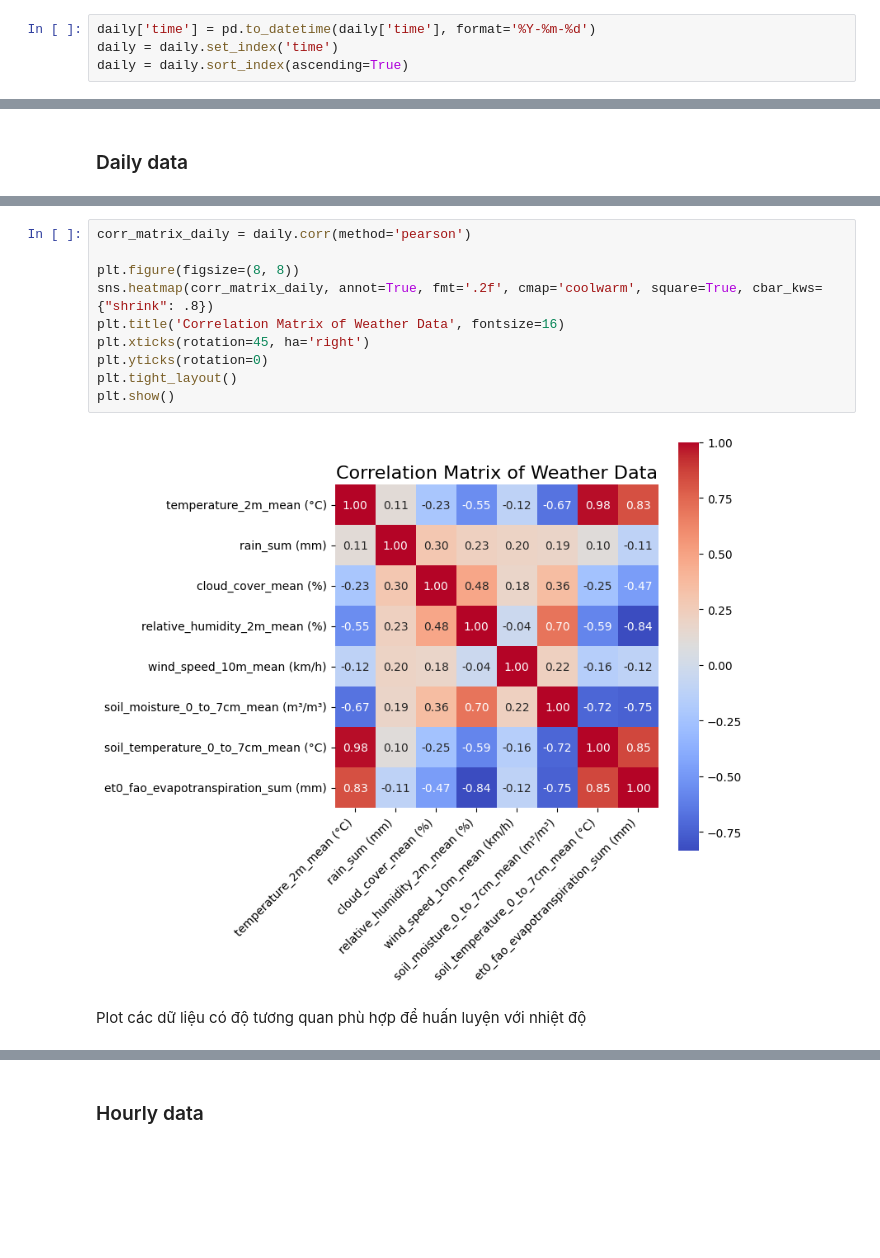
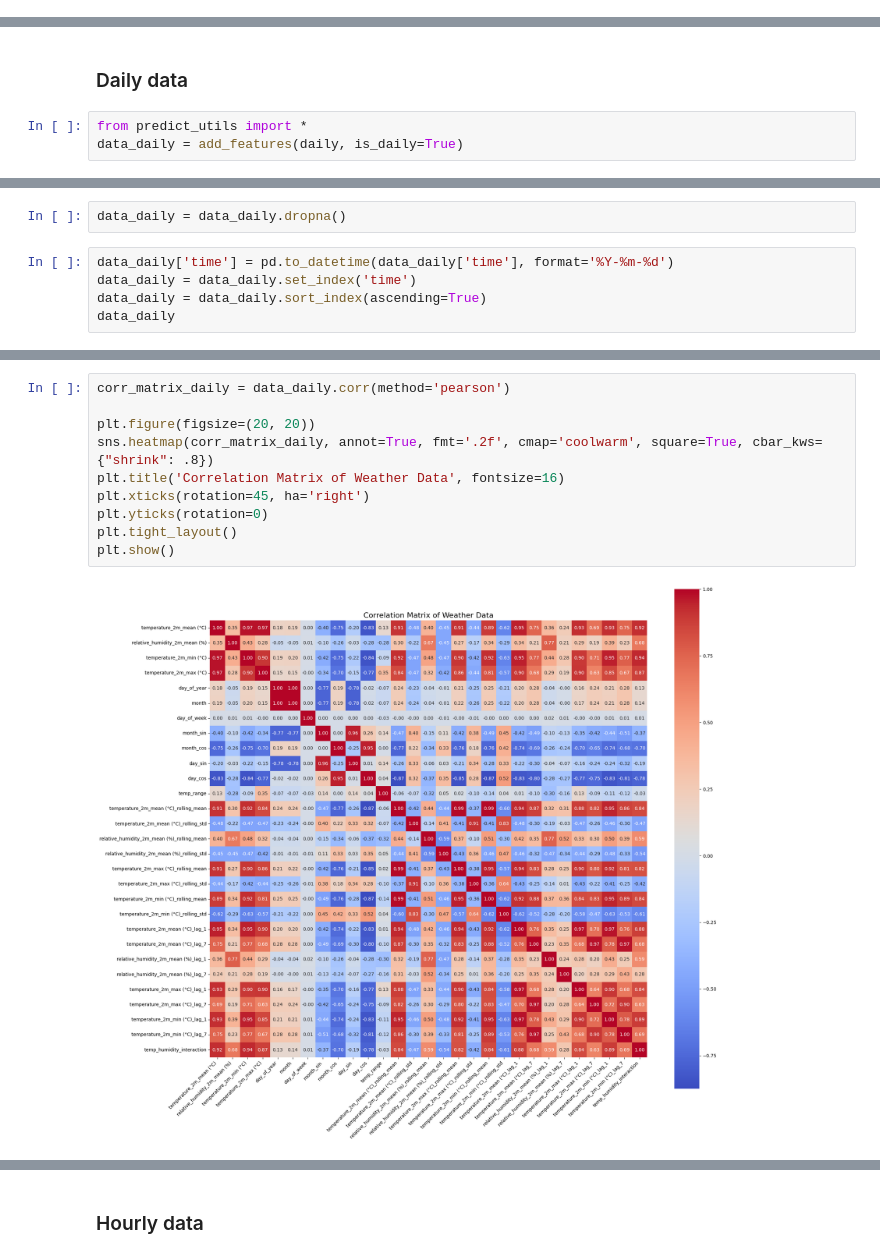
Before and after one commit to NamSeko/Weather_Prediction, a Jupyter notebook: src/data_processing.ipynb, the cells around one changed output, grey strips where cells are left out. Drawn from its saved outputs; the diff is of its cells as text; blank space fills up the shorter version.

```diff
--- a/src/data_processing.ipynb
+++ b/src/data_processing.ipynb
@@ -38,4 +35,0 @@ daily
-# %%
-daily['time'] = pd.to_datetime(daily['time'], format='%Y-%m-%d')
-daily = daily.set_index('time')
-daily = daily.sort_index(ascending=True)
@@ -112,3 +64,6 @@ hourly
 # Data visualization
 # %% [markdown]
 ### Daily data
+# %%
+from predict_utils import *
+data_daily = add_features(daily, is_daily=True)
@@ -114,0 +90,7 @@ hourly
+# %%
+data_daily = data_daily.dropna()
+# %%
+data_daily['time'] = pd.to_datetime(data_daily['time'], format='%Y-%m-%d')
+data_daily = data_daily.set_index('time')
+data_daily = data_daily.sort_index(ascending=True)
+data_daily
@@ -115,14 +112,12 @@ hourly
 # %%
-corr_matrix_daily = daily.corr(method='pearson')
+corr_matrix_daily = data_daily.corr(method='pearson')
 
-plt.figure(figsize=(8, 8))
+plt.figure(figsize=(20, 20))
 sns.heatmap(corr_matrix_daily, annot=True, fmt='.2f', cmap='coolwarm', square=True, cbar_kws={"shrink": .8})
 plt.title('Correlation Matrix of Weather Data', fontsize=16)
 plt.xticks(rotation=45, ha='right')
 plt.yticks(rotation=0)
 plt.tight_layout()
 plt.show()
 # %% [output]
-[figure, old version]
+[figure, new version]
-# %% [markdown]
-Plot các dữ liệu có độ tương quan phù hợp để huấn luyện với nhiệt độ
```
Also changed, not shown: parts of 22 cells of this notebook, 18 other files.
